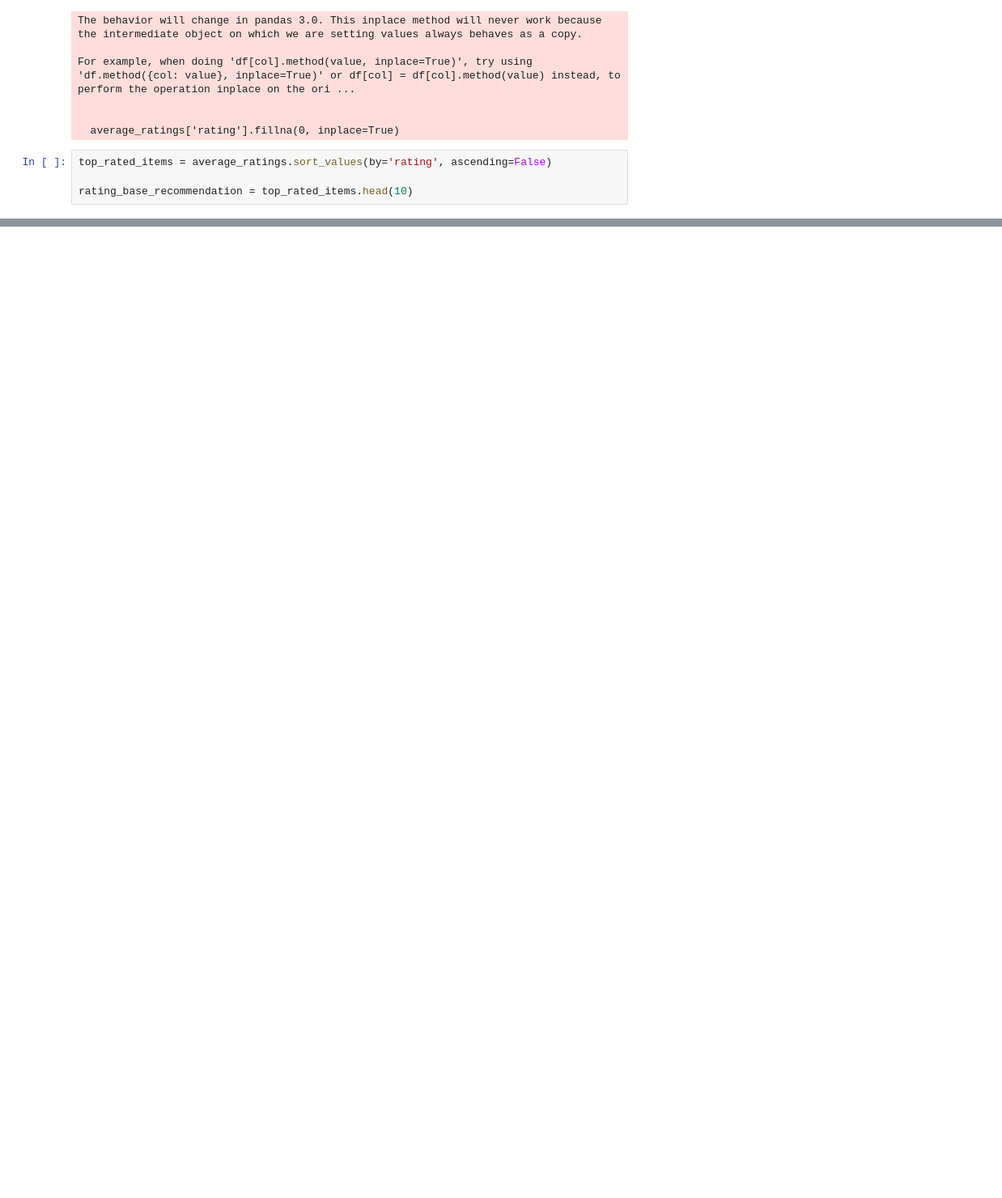
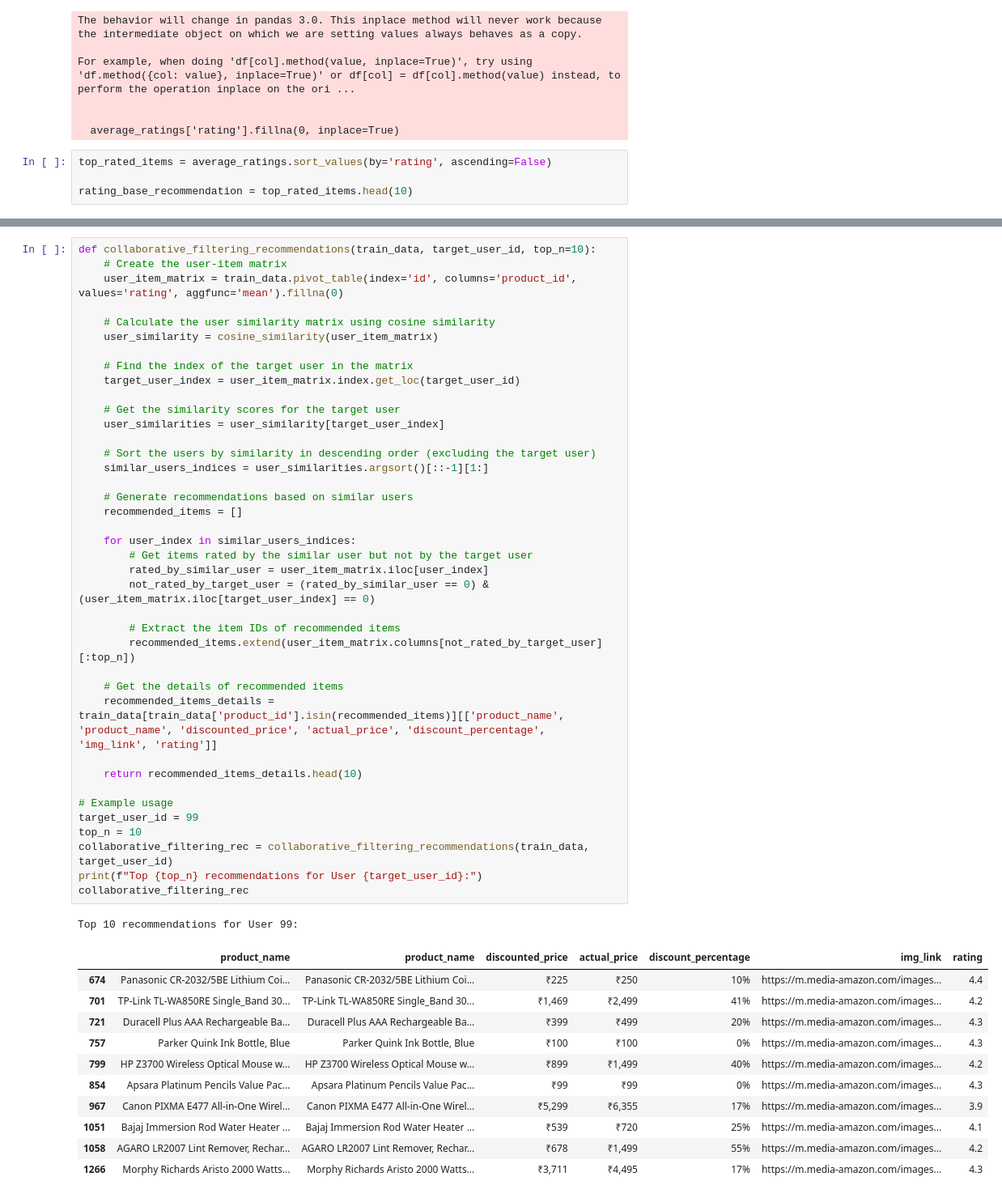
Before and after one commit to Gurkirat164/Product-recomendation-system, a Jupyter notebook: system.ipynb, the cells around one changed output, grey strips where cells are left out. Shown: that part at 81% size. Cells and saved outputs as stored; diff of their text form; blank space fills up the shorter version.

Commit message:
Implemented Collabrative Filtering System

```diff
--- a/system.ipynb
+++ b/system.ipynb
@@ -251,3 +235,55 @@ content_based_rec
 | 158 | ZEBRONICS HAA2021 HDMI version 2.... | 24 | ₹637 | ₹1,499 | 58% | https://m.media-amazon.com/images... | 4.1 |
 | 204 | BlueRigger High Speed HDMI Cable ... | 44,054 | ₹467 | ₹599 | 22% | https://m.media-amazon.com/images... | 4.4 |
 | 217 | Posh 1.5 Meter High Speed Gold Pl... | 1,237 | ₹173 | ₹999 | 83% | https://m.media-amazon.com/images... | 4.3 |
+# %%
+def collaborative_filtering_recommendations(train_data, target_user_id, top_n=10):
+    # Create the user-item matrix
+    user_item_matrix = train_data.pivot_table(index='id', columns='product_id', values='rating', aggfunc='mean').fillna(0)
+
+    # Calculate the user similarity matrix using cosine similarity
+    user_similarity = cosine_similarity(user_item_matrix)
+
+    # Find the index of the target user in the matrix
+    target_user_index = user_item_matrix.index.get_loc(target_user_id)
+
+    # Get the similarity scores for the target user
+    user_similarities = user_similarity[target_user_index]
+
+    # Sort the users by similarity in descending order (excluding the target user)
+    similar_users_indices = user_similarities.argsort()[::-1][1:]
+
+    # Generate recommendations based on similar users
+    recommended_items = []
+
+    for user_index in similar_users_indices:
+        # Get items rated by the similar user but not by the target user
+        rated_by_similar_user = user_item_matrix.iloc[user_index]
+        not_rated_by_target_user = (rated_by_similar_user == 0) & (user_item_matrix.iloc[target_user_index] == 0)
+
+        # Extract the item IDs of recommended items
+        recommended_items.extend(user_item_matrix.columns[not_rated_by_target_user][:top_n])
+
+    # Get the details of recommended items
+    recommended_items_details = train_data[train_data['product_id'].isin(recommended_items)][['product_name', 'product_name', 'discounted_price', 'actual_price', 'discount_percentage', 'img_link', 'rating']]
+
+    return recommended_items_details.head(10)
+
+# Example usage
+target_user_id = 99
+top_n = 10
+collaborative_filtering_rec = collaborative_filtering_recommendations(train_data, target_user_id)
+print(f"Top {top_n} recommendations for User {target_user_id}:")
+collaborative_filtering_rec
+# %% [output]
+Top 10 recommendations for User 99:
+|  | product_name | product_name | discounted_price | actual_price | discount_percentage | img_link | rating |
+| 674 | Panasonic CR-2032/5BE Lithium Coi... | Panasonic CR-2032/5BE Lithium Coi... | ₹225 | ₹250 | 10% | https://m.media-amazon.com/images... | 4.4 |
+| 701 | TP-Link TL-WA850RE Single_Band 30... | TP-Link TL-WA850RE Single_Band 30... | ₹1,469 | ₹2,499 | 41% | https://m.media-amazon.com/images... | 4.2 |
+| 721 | Duracell Plus AAA Rechargeable Ba... | Duracell Plus AAA Rechargeable Ba... | ₹399 | ₹499 | 20% | https://m.media-amazon.com/images... | 4.3 |
+| 757 | Parker Quink Ink Bottle, Blue | Parker Quink Ink Bottle, Blue | ₹100 | ₹100 | 0% | https://m.media-amazon.com/images... | 4.3 |
+| 799 | HP Z3700 Wireless Optical Mouse w... | HP Z3700 Wireless Optical Mouse w... | ₹899 | ₹1,499 | 40% | https://m.media-amazon.com/images... | 4.2 |
+| 854 | Apsara Platinum Pencils Value Pac... | Apsara Platinum Pencils Value Pac... | ₹99 | ₹99 | 0% | https://m.media-amazon.com/images... | 4.3 |
+| 967 | Canon PIXMA E477 All-in-One Wirel... | Canon PIXMA E477 All-in-One Wirel... | ₹5,299 | ₹6,355 | 17% | https://m.media-amazon.com/images... | 3.9 |
+| 1051 | Bajaj Immersion Rod Water Heater ... | Bajaj Immersion Rod Water Heater ... | ₹539 | ₹720 | 25% | https://m.media-amazon.com/images... | 4.1 |
+| 1058 | AGARO LR2007 Lint Remover, Rechar... | AGARO LR2007 Lint Remover, Rechar... | ₹678 | ₹1,499 | 55% | https://m.media-amazon.com/images... | 4.2 |
+| 1266 | Morphy Richards Aristo 2000 Watts... | Morphy Richards Aristo 2000 Watts... | ₹3,711 | ₹4,495 | 17% | https://m.media-amazon.com/images... | 4.3 |
```
Also changed, not shown: parts of 5 cells of this notebook.
